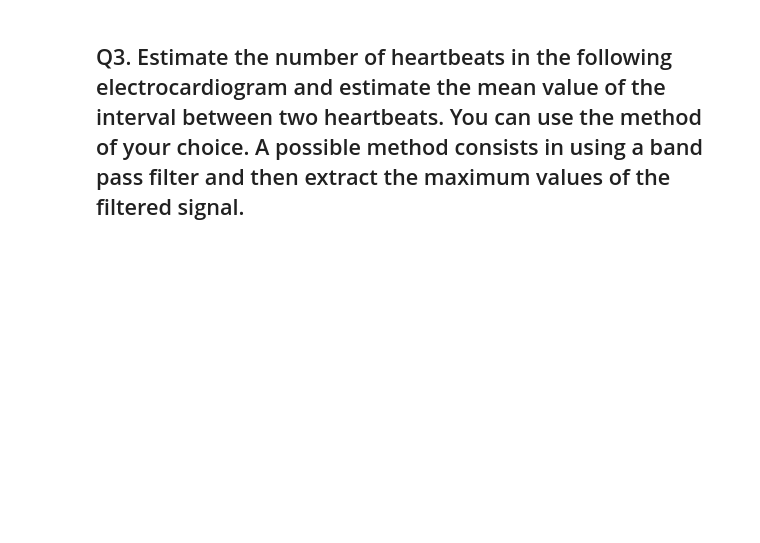
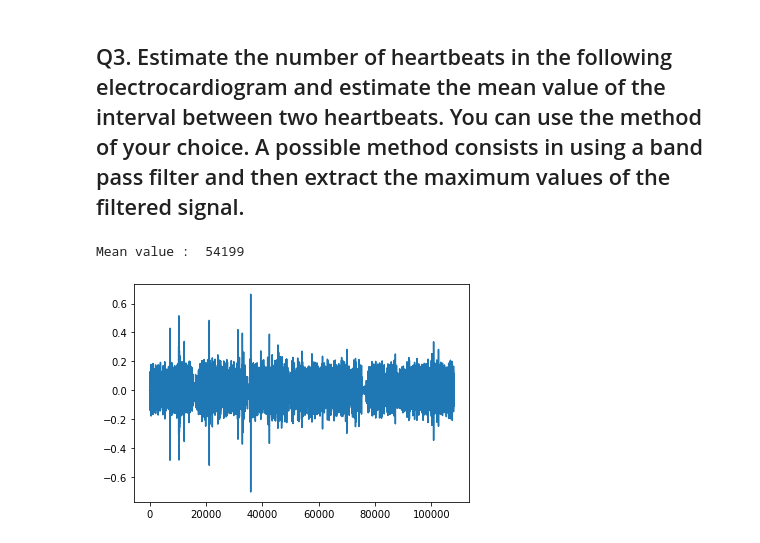
Before and after one commit to guillaume-haerinck/imac-tp-signal, a Jupyter notebook: m2-semestre1/TD4/TD3 Spectral Analysis and Filtering-Exercise.ipynb, the cells around one changed output. Cells and saved outputs as stored; diff of their text form; code cells hidden in the pictures; blank space fills up the shorter version.

```diff
--- a/m2-semestre1/TD4/TD3 Spectral Analysis and Filtering-Exercise.ipynb
+++ b/m2-semestre1/TD4/TD3 Spectral Analysis and Filtering-Exercise.ipynb
@@ -405,0 +405,38 @@ plt.show()
+# %%
+import statistics
+
+fL = 0.1  # Cutoff frequency as a fraction of the sampling rate (in (0, 0.5)).
+fH = 0.4  # Cutoff frequency as a fraction of the sampling rate (in (0, 0.5)).
+b = 0.08  # Transition band, as a fraction of the sampling rate (in (0, 0.5)).
+
+def band_pass():
+    N = int(np.ceil((4 / b)))
+    if not N % 2: N += 1  # Make sure that N is odd.
+    n = np.arange(N)
+
+    # Compute a low-pass filter with cutoff frequency fH.
+    hlpf = np.sinc(2 * fH * (n - (N - 1) / 2))
+    hlpf *= np.blackman(N)
+    hlpf = hlpf / np.sum(hlpf)
+
+    # Compute a high-pass filter with cutoff frequency fL.
+    hhpf = np.sinc(2 * fL * (n - (N - 1) / 2))
+    hhpf *= np.blackman(N)
+    hhpf = hhpf / np.sum(hhpf)
+    hhpf = -hhpf
+    hhpf[(N - 1) // 2] += 1
+
+    # Convolve both filters.
+    return np.convolve(hlpf, hhpf)
+
+h = band_pass()
+
+s = np.convolve(ecg, h)
+plt.plot(s)
+peaksS, propS = sig.find_peaks(s)
+
+meanVal = statistics.mean(peaksS)
+print("Mean value : ", meanVal)
+# %% [output]
+Mean value :  54199
+[figure, added]
```
Also changed, not shown: parts of 4 cells of this notebook.
